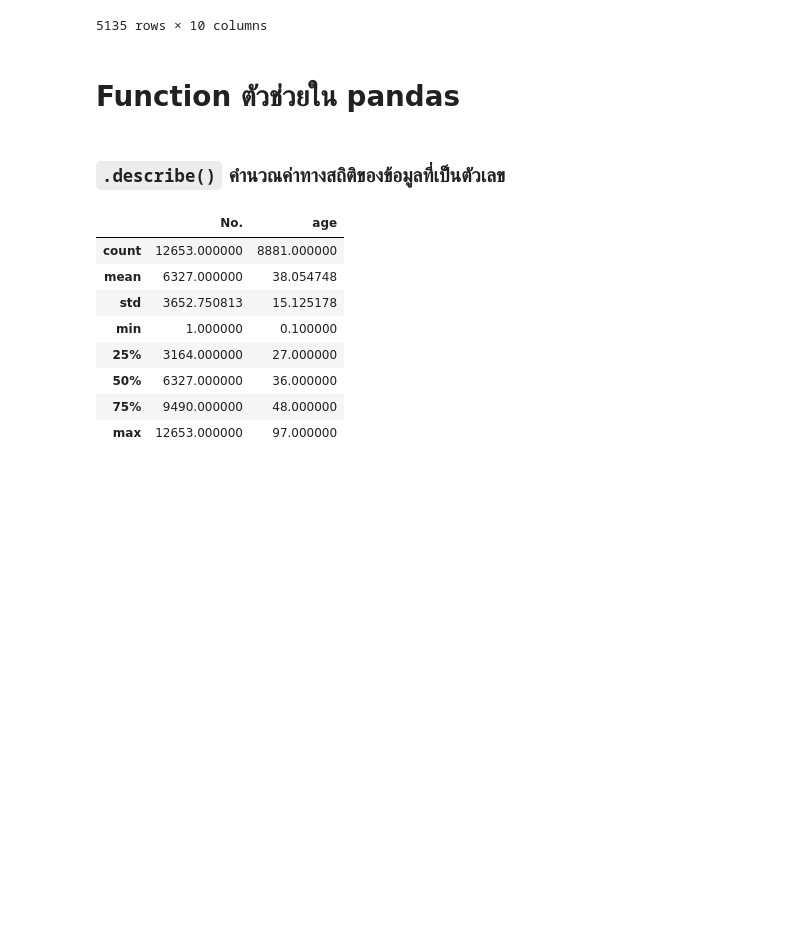
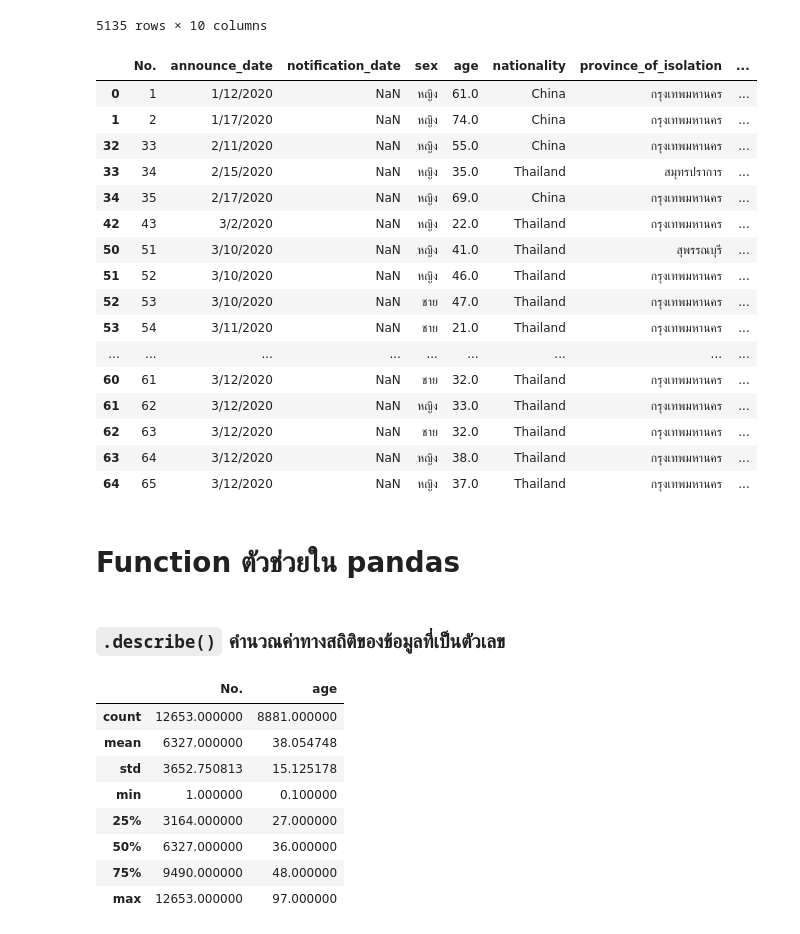
Before and after one commit to ploybongkot/data_viz_2022, a Jupyter notebook: Pandas101.ipynb, the cells around one changed output. Saved outputs shown, nothing was run; the diff lists cells and outputs as text; code cells hidden in the pictures; blank space fills up the shorter version.

```diff
--- a/Pandas101.ipynb
+++ b/Pandas101.ipynb
@@ -816,6 +828,26 @@ data_covid[HW]
 | 12651 | 12652 | 1/20/2021 | 1/19/2021 | หญิง | 29.0 | Thailand | ระยอง | ... |
 | 12652 | 12653 | 1/20/2021 | 1/19/2021 | หญิง | 22.0 | Burma | ตาก | ... |
 5135 rows × 10 columns
+# %%
+data_covid[HW].head(21)
+# %% [output]
+|  | No. | announce_date | notification_date | sex | age | nationality | province_of_isolation | ... |
+| 0 | 1 | 1/12/2020 | NaN | หญิง | 61.0 | China | กรุงเทพมหานคร | ... |
+| 1 | 2 | 1/17/2020 | NaN | หญิง | 74.0 | China | กรุงเทพมหานคร | ... |
+| 32 | 33 | 2/11/2020 | NaN | หญิง | 55.0 | China | กรุงเทพมหานคร | ... |
+| 33 | 34 | 2/15/2020 | NaN | หญิง | 35.0 | Thailand | สมุทรปราการ | ... |
+| 34 | 35 | 2/17/2020 | NaN | หญิง | 69.0 | China | กรุงเทพมหานคร | ... |
+| 42 | 43 | 3/2/2020 | NaN | หญิง | 22.0 | Thailand | กรุงเทพมหานคร | ... |
+| 50 | 51 | 3/10/2020 | NaN | หญิง | 41.0 | Thailand | สุพรรณบุรี | ... |
+| 51 | 52 | 3/10/2020 | NaN | หญิง | 46.0 | Thailand | กรุงเทพมหานคร | ... |
+| 52 | 53 | 3/10/2020 | NaN | ชาย | 47.0 | Thailand | กรุงเทพมหานคร | ... |
+| 53 | 54 | 3/11/2020 | NaN | ชาย | 21.0 | Thailand | กรุงเทพมหานคร | ... |
+| ... | ... | ... | ... | ... | ... | ... | ... | ... |
+| 60 | 61 | 3/12/2020 | NaN | ชาย | 32.0 | Thailand | กรุงเทพมหานคร | ... |
+| 61 | 62 | 3/12/2020 | NaN | หญิง | 33.0 | Thailand | กรุงเทพมหานคร | ... |
+| 62 | 63 | 3/12/2020 | NaN | ชาย | 32.0 | Thailand | กรุงเทพมหานคร | ... |
+| 63 | 64 | 3/12/2020 | NaN | หญิง | 38.0 | Thailand | กรุงเทพมหานคร | ... |
+| 64 | 65 | 3/12/2020 | NaN | หญิง | 37.0 | Thailand | กรุงเทพมหานคร | ... |
 # %% [markdown]
 # Function ตัวช่วยใน pandas
 # %% [markdown]
```
Also changed, not shown: parts of 3 cells of this notebook.
